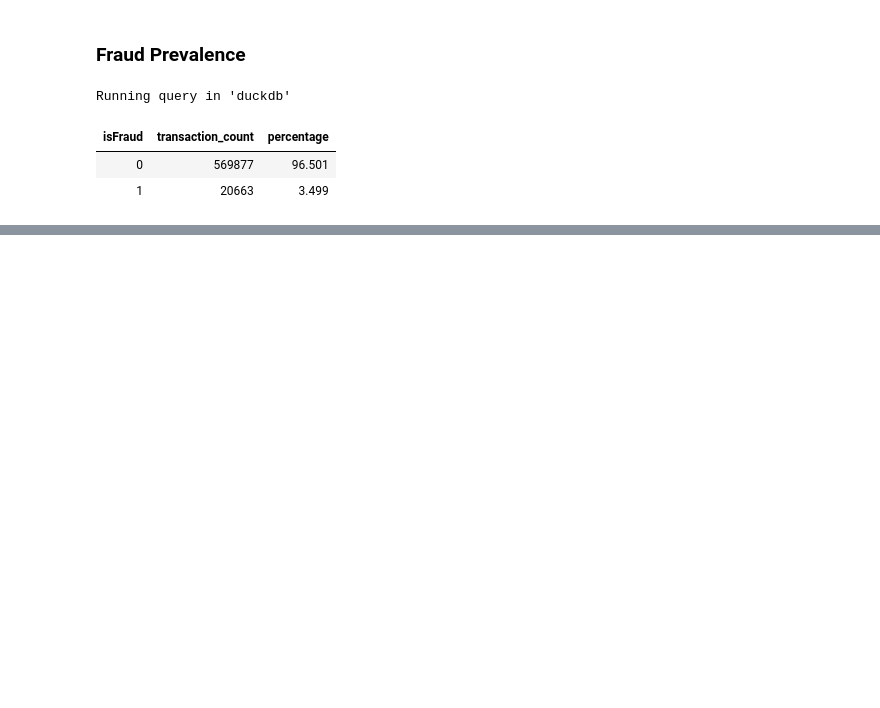
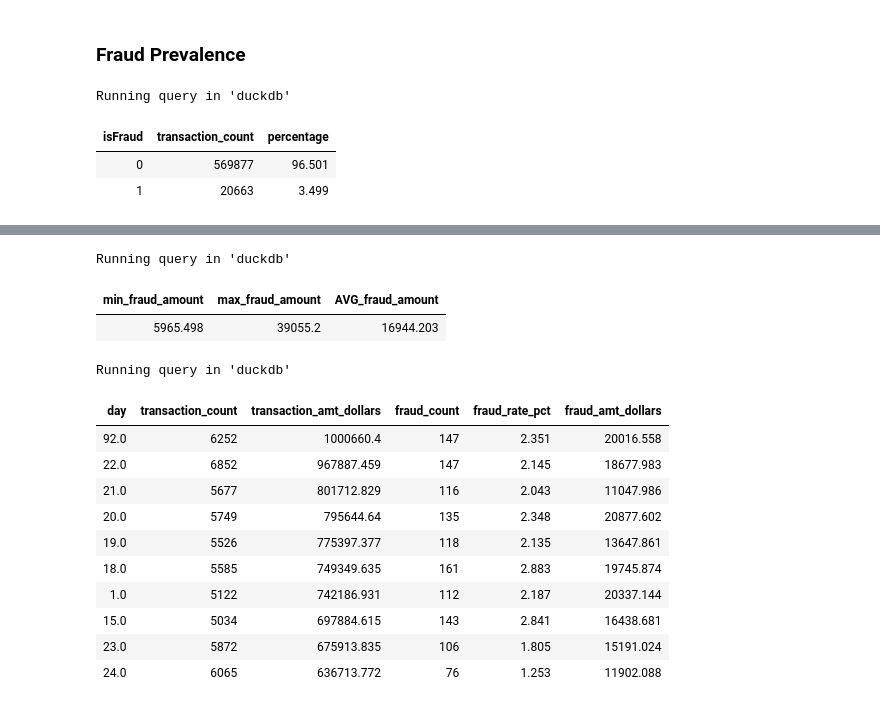
Before and after one commit to Vincent-kiptoo/IEEE-CIS-Fraud-Prioritization, a Jupyter notebook: notebooks/01_dataset_audit.ipynb, the cells around one changed output, grey strips where cells are left out. Saved outputs shown, nothing was run; the diff lists cells and outputs as text; code cells hidden in the pictures; blank space fills up the shorter version.

```diff
--- a/notebooks/01_dataset_audit.ipynb
+++ b/notebooks/01_dataset_audit.ipynb
@@ -329,0 +439,36 @@ Running query in 'duckdb'
+# %%
+%%sql
+
+-- Daily Fraud Transaction Variation
+
+SELECT
+    MIN(fraud_amt_dollars) AS min_fraud_amount,
+    MAX(fraud_amt_dollars) AS max_fraud_amount,
+    ROUND(AVG(fraud_amt_dollars),3) AS AVG_fraud_amount
+FROM
+    daily_transaction_summary
+# %% [output]
+Running query in 'duckdb'
+| min_fraud_amount | max_fraud_amount | AVG_fraud_amount |
+| 5965.498 | 39055.2 | 16944.203 |
+# %%
+%%sql
+-- Finds the top 10 highest transaction amount
+SELECT *
+FROM
+    daily_transaction_summary
+ORDER BY transaction_amt_dollars DESC
+LIMIT 10;
+# %% [output]
+Running query in 'duckdb'
+| day | transaction_count | transaction_amt_dollars | fraud_count | fraud_rate_pct | fraud_amt_dollars |
+| 92.0 | 6252 | 1000660.4 | 147 | 2.351 | 20016.558 |
+| 22.0 | 6852 | 967887.459 | 147 | 2.145 | 18677.983 |
+| 21.0 | 5677 | 801712.829 | 116 | 2.043 | 11047.986 |
+| 20.0 | 5749 | 795644.64 | 135 | 2.348 | 20877.602 |
+| 19.0 | 5526 | 775397.377 | 118 | 2.135 | 13647.861 |
+| 18.0 | 5585 | 749349.635 | 161 | 2.883 | 19745.874 |
+| 1.0 | 5122 | 742186.931 | 112 | 2.187 | 20337.144 |
+| 15.0 | 5034 | 697884.615 | 143 | 2.841 | 16438.681 |
+| 23.0 | 5872 | 675913.835 | 106 | 1.805 | 15191.024 |
+| 24.0 | 6065 | 636713.772 | 76 | 1.253 | 11902.088 |
```
Also changed, not shown: parts of 20 cells of this notebook.
